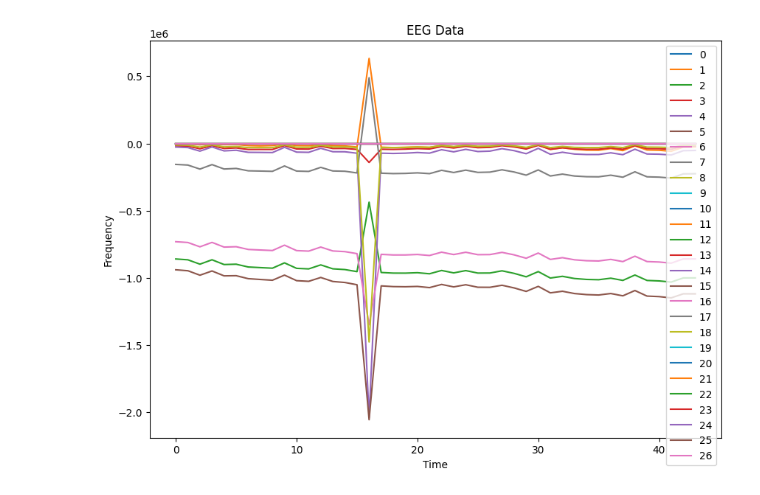
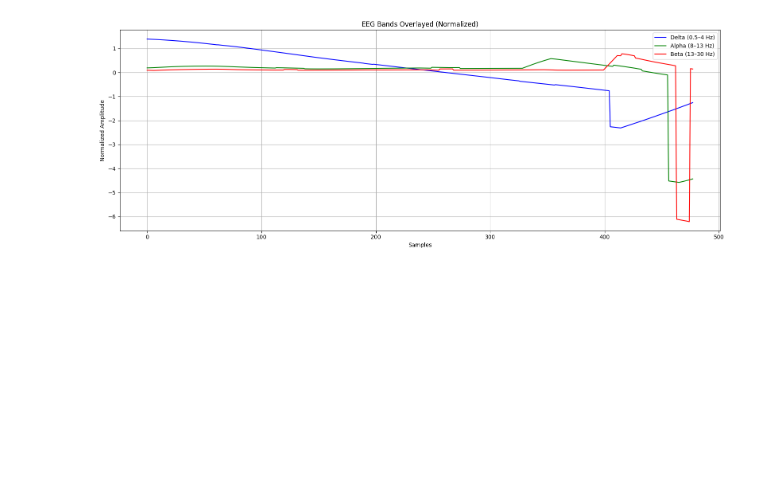
Before and after one commit to Biovibe/Jupiter-Notebook, a Jupyter notebook: EEGdata.ipynb, the cells around one changed output. Cells and saved outputs as stored; diff of their text form; code cells hidden in the pictures; blank space fills up the shorter version.

```diff
--- a/EEGdata.ipynb
+++ b/EEGdata.ipynb
@@ -50,8 +0,0 @@ plt.show()
-# %%
-df1.plot(kind='line', figsize=(10, 7))
-plt.xlabel('Time')
-plt.ylabel('Frequency')
-plt.title('EEG Data')
-plt.show()
-# %% [output]
-[figure, removed]
@@ -57,0 +5,46 @@ plt.show()
+# %%
+
+# === Load Data ===
+df = pd.read_csv('noWiresEEG.csv', header=None)
+signal = df.iloc[:, 1].fillna(0).values
+fs = 256
+samples = 1000
+# %%
+
+# === Basic moving average band approximation ===
+def moving_average(signal, window_size):
+    return np.convolve(signal, np.ones(window_size)/window_size, mode='same')
+
+
+# Approximate bands
+delta = moving_average(signal, int(fs / 2))  # ~0.5–4 Hz
+alpha = moving_average(signal - moving_average(signal, fs), int(fs // 10))  # ~8–13 Hz
+beta = moving_average(signal - moving_average(signal, fs // 2), int(fs // 20))  # ~13–30 Hz
+# %%
+
+# Normalize each band for fair visual comparison
+def normalize(x):
+    return (x - np.mean(x)) / np.std(x)
+
+delta_norm = normalize(delta[:samples])
+alpha_norm = normalize(alpha[:samples])
+beta_norm = normalize(beta[:samples])
+# %%
+
+
+# === Plot all in one graph ===
+plt.figure(figsize=(16, 6))
+
+plt.plot(delta_norm, label='Delta (0.5–4 Hz)', color='blue')
+plt.plot(alpha_norm, label='Alpha (8–13 Hz)', color='green')
+plt.plot(beta_norm, label='Beta (13–30 Hz)', color='red')
+
+plt.title('EEG Bands Overlayed (Normalized)')
+plt.xlabel('Samples')
+plt.ylabel('Normalized Amplitude')
+plt.legend()
+plt.grid(True)
+plt.tight_layout()
+plt.show()
+# %% [output]
+[figure, added]
```
Also changed, not shown: parts of 2 cells of this notebook.
